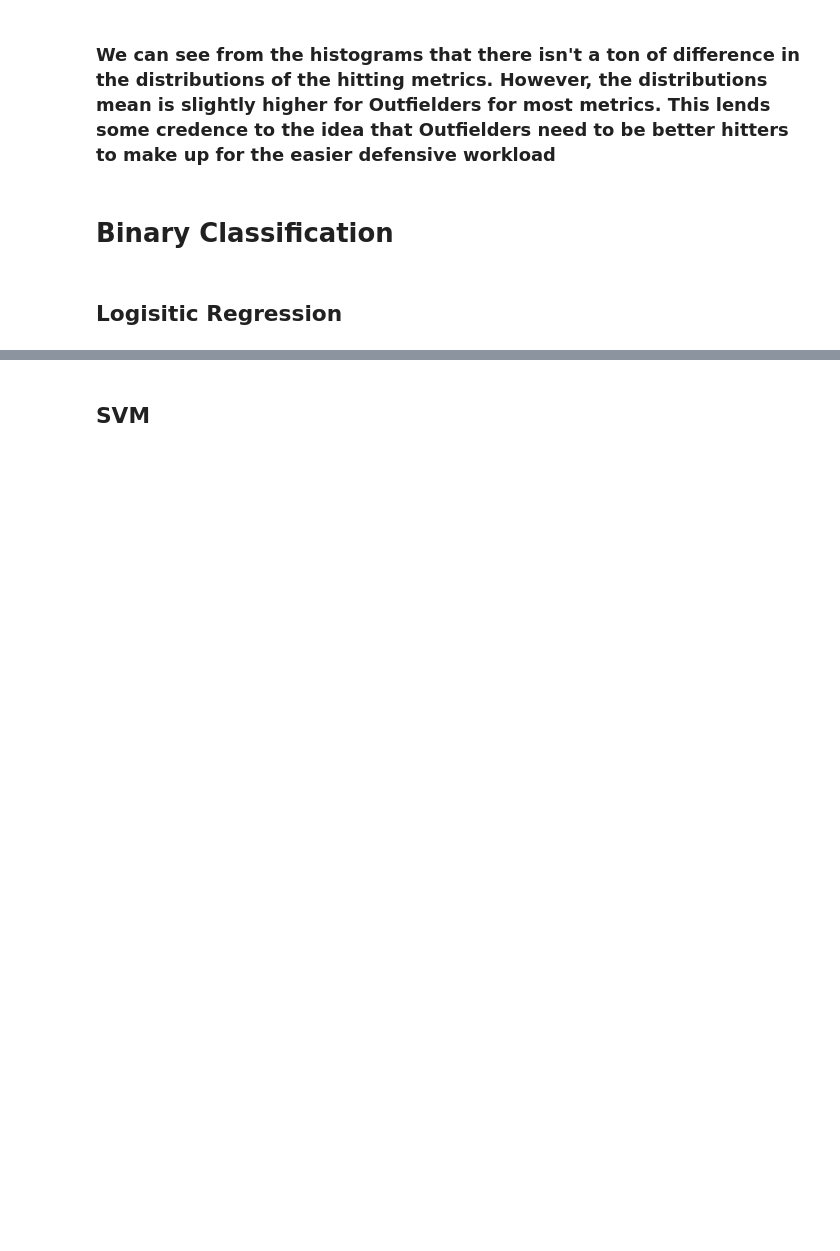
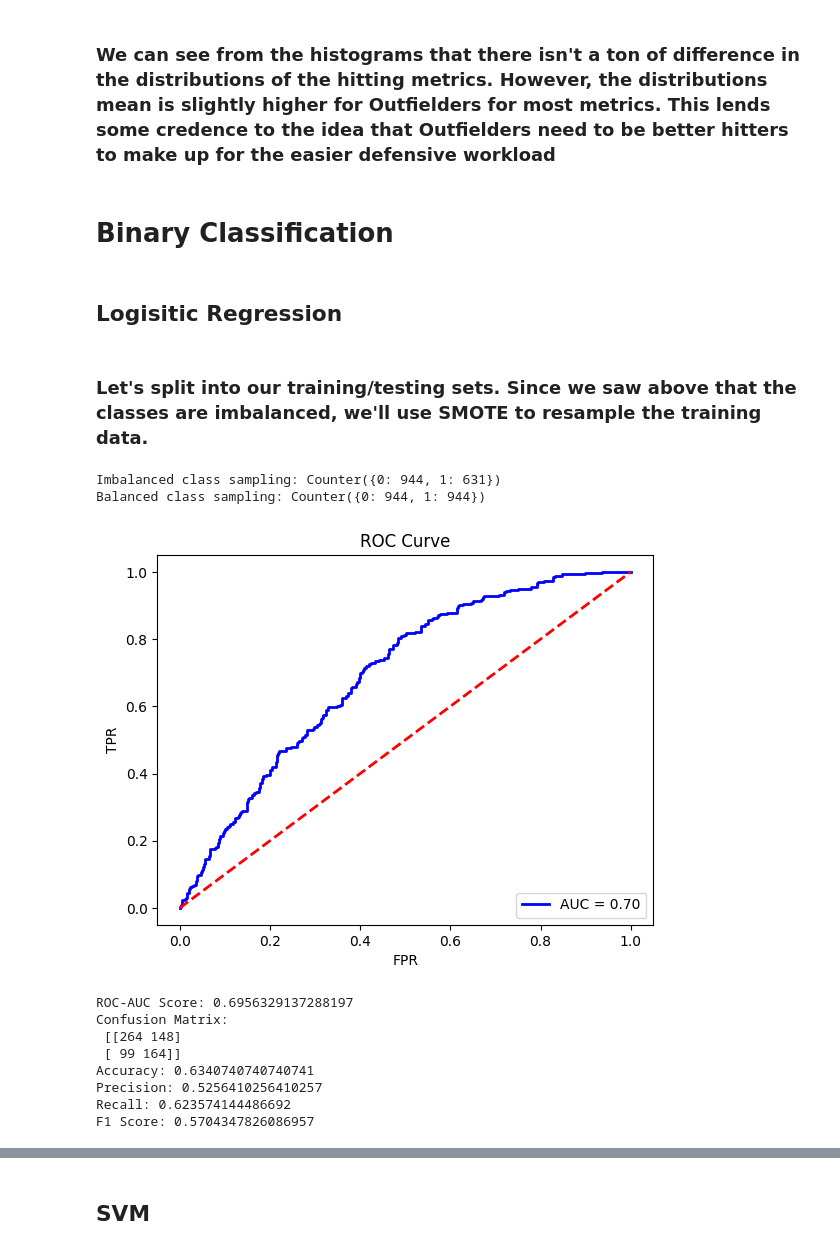
Before and after one commit to Threadphobic/PositionalPrediction, a Jupyter notebook: PositionalPrediction.ipynb, the cells around one changed output, grey strips where cells are left out. Drawn from its saved outputs; the diff is of its cells as text; code cells hidden in the pictures; blank space fills up the shorter version.

Commit message:
Kaggle Notebook | Predicting MLB Positions | Adding logistic regressor and KNN models

```diff
--- a/PositionalPrediction.ipynb
+++ b/PositionalPrediction.ipynb
@@ -207,3 +210,60 @@ plt.show()
 # Binary Classification
 # %% [markdown]
 ## Logisitic Regression
+# %% [markdown]
+### Let's split into our training/testing sets. Since we saw above that the classes are imbalanced, we'll use SMOTE to resample the training data.
+# %%
+X = X.drop(columns=['ops'])
+X_train, X_test, y_train, y_test = train_test_split(X, y, test_size=.3, random_state=1883) #The year the Phillies were founded :)
+# %%
+X_train_resample, y_train_resample = SMOTE(random_state=1883).fit_resample(X_train, y_train)
+print(f'Imbalanced class sampling: {Counter(y_train)}')
+print(f'Balanced class sampling: {Counter(y_train_resample)}')
+# %% [output]
+Imbalanced class sampling: Counter({0: 944, 1: 631})
+Balanced class sampling: Counter({0: 944, 1: 944})
+# %%
+def print_metrics(y_hat, y_true, y_prob=None):
+    acc = accuracy_score(y_test, y_hat)
+    prec = precision_score(y_test, y_hat)
+    recall = recall_score(y_test, y_hat)
+    f1 = f1_score(y_test, y_hat)
+    conf_matrix = confusion_matrix(y_test, y_hat)
+
+    if y_prob is not None:
+        fpr, tpr, th = roc_curve(y_test, y_prob)
+        auc = roc_auc_score(y_test, y_prob)
+
+
+        lw = 2
+        plt.plot(fpr, tpr, color='blue', lw=lw, label='AUC = %0.2f' % auc)
+        plt.plot([0, 1], [0, 1], color='red', lw=lw, linestyle='--')
+        plt.xlabel('FPR')
+        plt.ylabel('TPR')
+        plt.title('ROC Curve')
+        plt.legend(loc="lower right")
+        plt.show()
+        print(f'ROC-AUC Score: {auc}')
+
+    print(f'Confusion Matrix: \n {conf_matrix}')
+    print(f'Accuracy: {acc}')
+    print(f'Precision: {prec}')
+    print(f'Recall: {recall}')
+    print(f'F1 Score: {f1}')
+# %%
+log_clf = LogisticRegression(random_state=1883).fit(X_train_resample, y_train_resample)
+
+y_hat = log_clf.predict(X_test)
+y_prob = log_clf.predict_proba(X_test)[:, 1]
+
+print_metrics(y_hat, y_test, y_prob=y_prob)
+# %% [output]
+[figure, added]
+ROC-AUC Score: 0.6956329137288197
+Confusion Matrix:
+ [[264 148]
+ [ 99 164]]
+Accuracy: 0.6340740740740741
+Precision: 0.5256410256410257
+Recall: 0.623574144486692
+F1 Score: 0.5704347826086957
```
Also changed, not shown: parts of 4 cells of this notebook.
